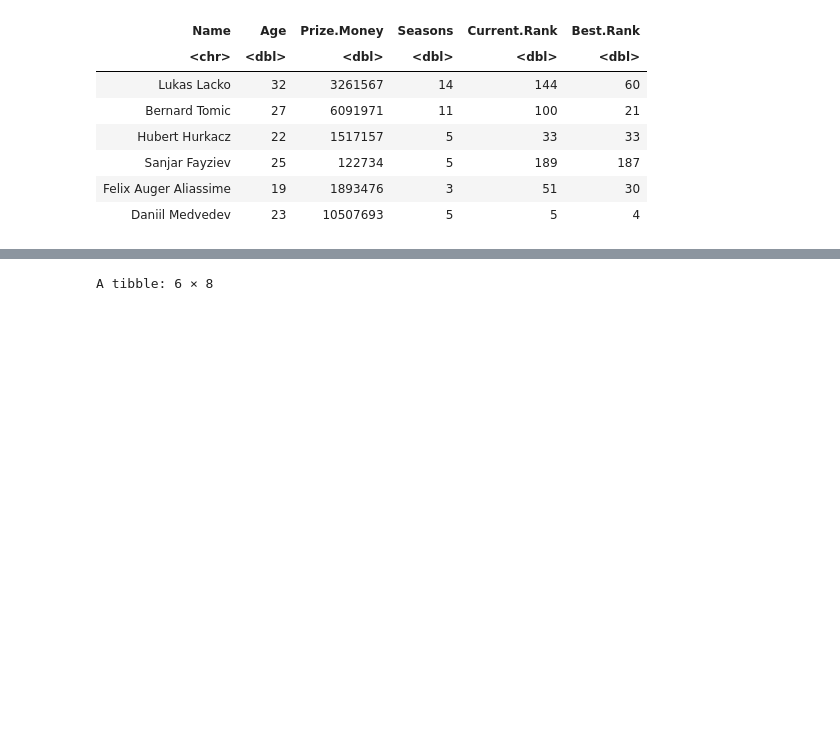
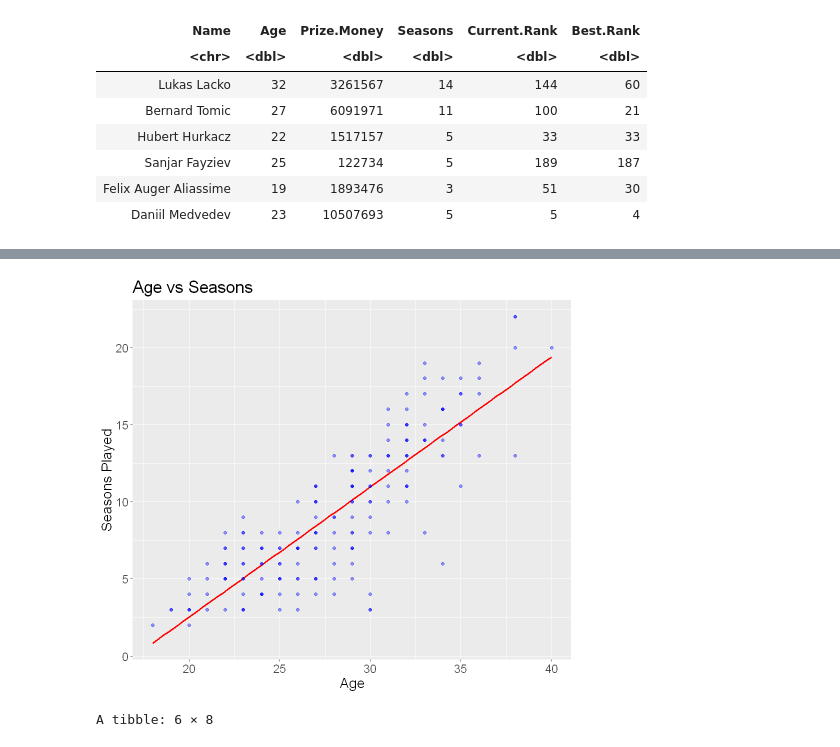
Before and after one commit to GuacamoleL0ver/DSCI100Group47, a Jupyter notebook: Project.ipynb, the cells around one changed output, grey strips where cells are left out. Drawn from its saved outputs; the diff is of its cells as text; code cells hidden in the pictures; blank space fills up the shorter version.

```diff
--- a/Project.ipynb
+++ b/Project.ipynb
@@ -62,3 +82,13 @@ A tibble: 6 × 6
+# %%
+AgeVsSeasons <- ggplot(player_data_tidy, aes(x = Age, y = Seasons)) +
+                    geom_smooth(method = "lm", colour = "red", formula = y ~ x, se = FALSE) + #Line of best fit, helps in seeing relationship
+                    geom_point(color = "blue", alpha = 0.4) +
+                     labs(x = "Age", y = "Seasons Played", title = "Age vs Seasons") +
+                     theme(text = element_text(size = 17)) #legend could be added
+
+AgeVsSeasons
+# %% [output]
+[figure, added]
 # %%
 # cuts Current.Rank and Best.Rank into different intervals with step 20 and adds them to a vector.
 ## "labels" arg names each interval.
```
Also changed, not shown: parts of 5 cells of this notebook, 1 other file.
